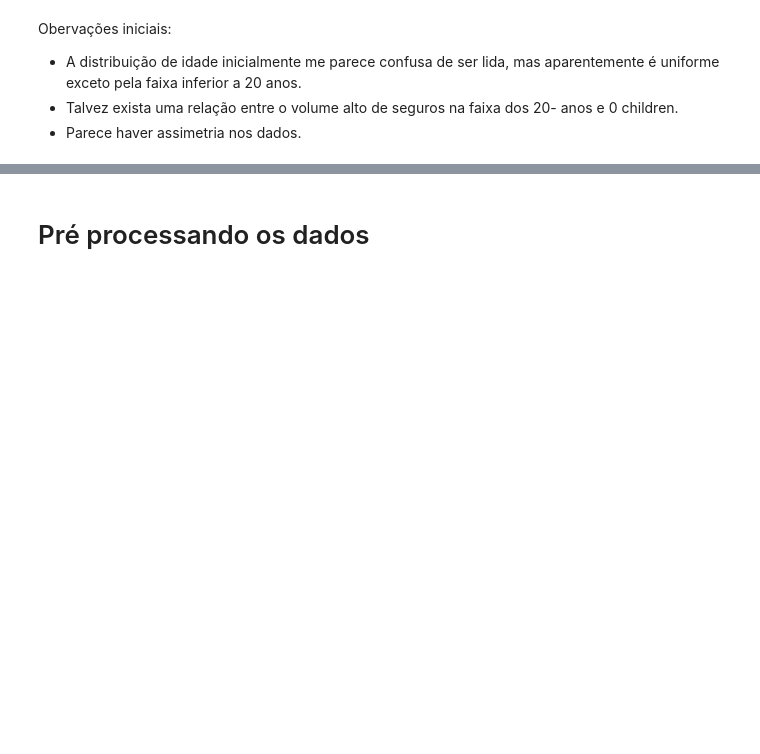
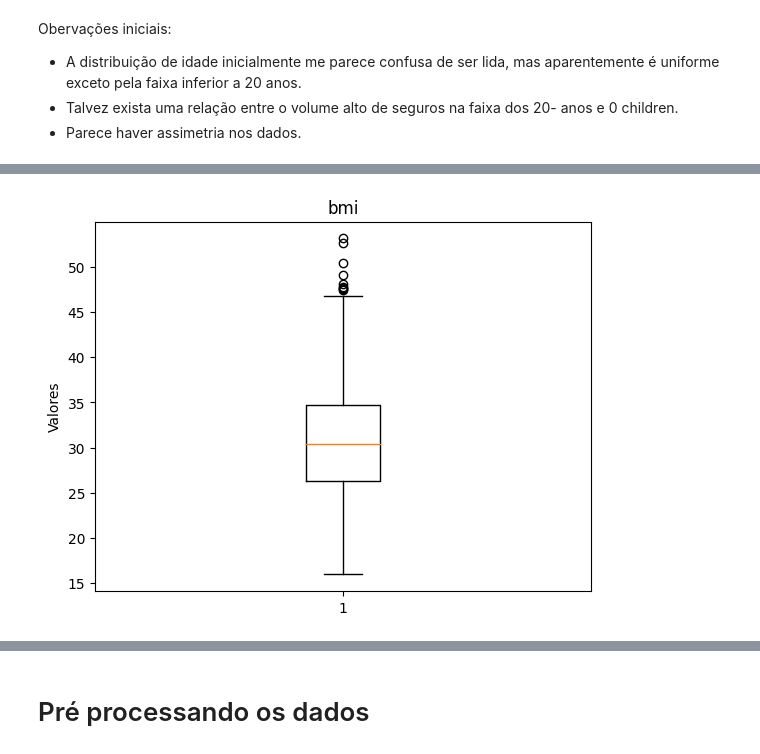
Before and after one commit to ruanraian/1adt-fase1-tech-challenge, a Jupyter notebook: tech-challenge.ipynb, the cells around one changed output, grey strips where cells are left out. Cells and saved outputs as stored; diff of their text form; code cells hidden in the pictures; blank space fills up the shorter version.

```diff
--- a/tech-challenge.ipynb
+++ b/tech-challenge.ipynb
@@ -137,0 +147,7 @@ Obervações iniciais:
+# %%
+plt.boxplot(dataset['bmi'])
+plt.title('bmi')
+plt.ylabel('Valores')
+plt.show()
+# %% [output]
+[figure, added]
```
Also changed, not shown: parts of 11 cells of this notebook.
